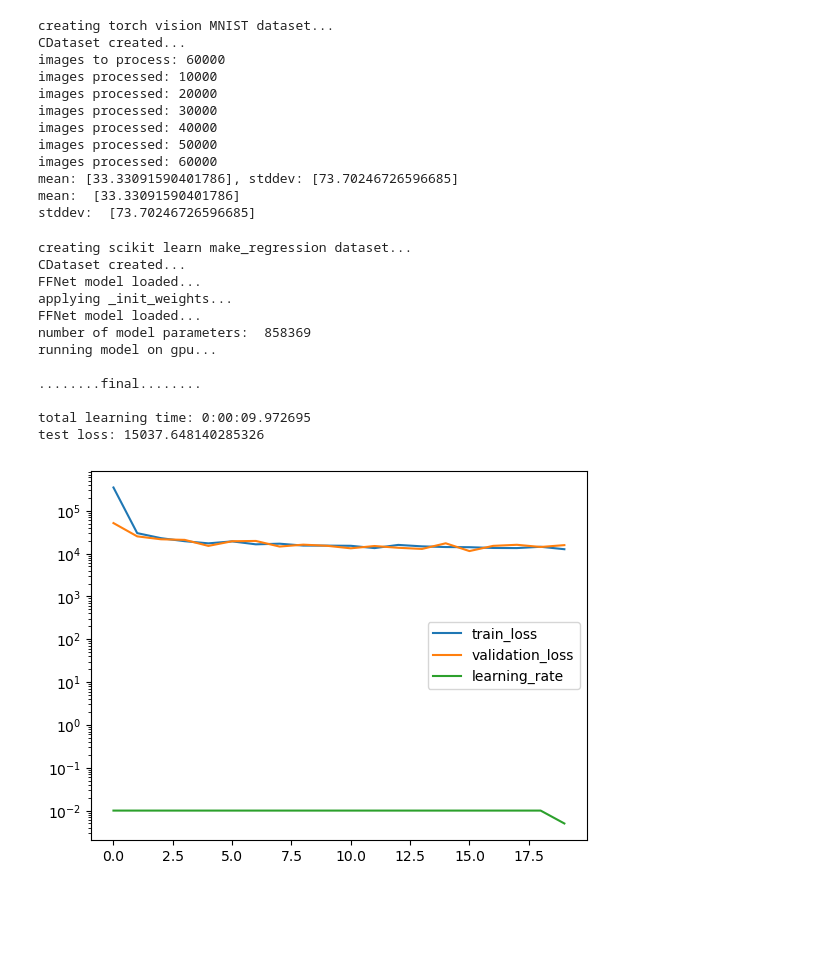
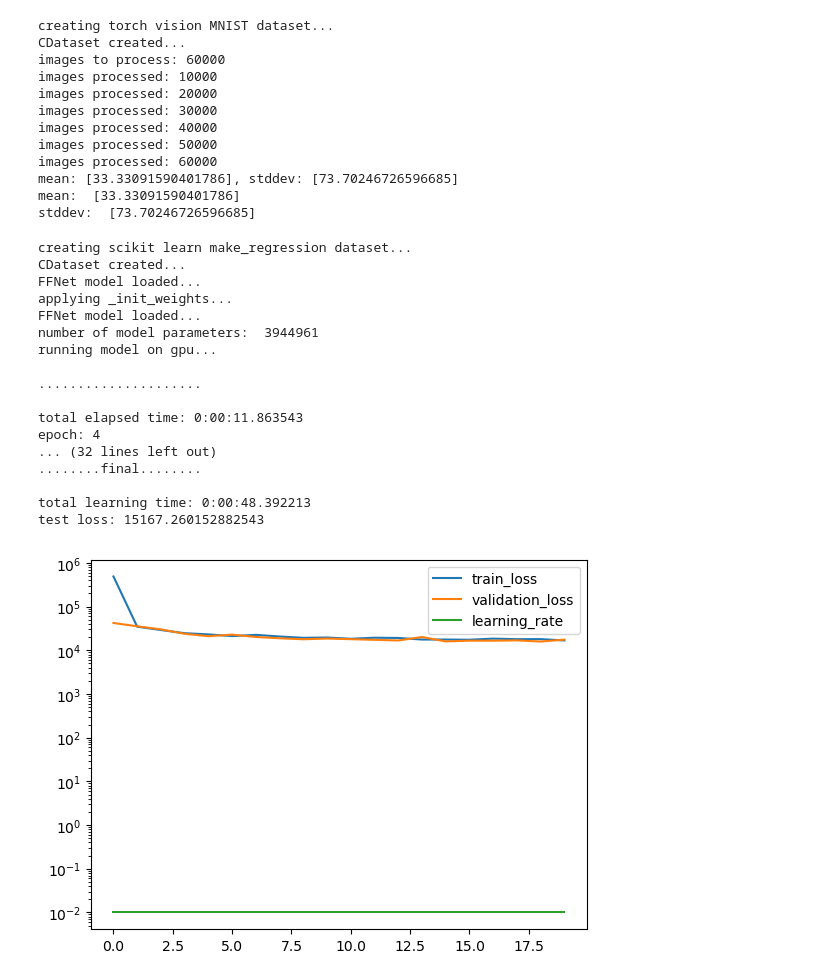
Before and after one commit to icanswim/cosmosis, a Jupyter notebook: experiment.ipynb, the cells around one changed output. Saved outputs shown, nothing was run; the diff lists cells and outputs as text; code cells hidden in the pictures; blank space fills up the shorter version.

```diff
--- a/experiment.ipynb
+++ b/experiment.ipynb
@@ -246,8 +248,8 @@ stddev:  [73.70246726596685]
 #example cosmosis sklearn regression dataset wrapper (SKDS) with sklearn metrics (Metrics) and
 #custom model (FFNet)
 
-model_param = {'in_channels': 256,
-                'hidden': 512,
+model_param = {'in_channels': 1024,
+                'hidden': 1024,
                 'out_channels': 1,
                 'model_name': 'funnel',
                 'act': 'gelu'}
@@ -257,9 +259,9 @@ ds_param = {'train_param': {'input_dict': {'X': ['X'],
                             'features_dtype': 'float32',
                             'targets_dtype': 'float32',
                             'dataset': 'make_regression',
-                            'sk_param': {'n_samples':20000,
-                                         'n_features': 256,
-                                         'n_informative': 200}}}
+                            'sk_param': {'n_samples':200000,
+                                         'n_features': 1024,
+                                         'n_informative': 800}}}
 
 metrics_param = {'report_interval': 10,
                  'log_plot': True,
@@ -269,38 +271,43 @@ opt_param = {'lr': 0.01}
 
 crit_param = {'reduction': 'sum'}
 
 sample_param = {'set_seed': 88,
                 'splits': (.7,.15)}
 
 sched_param = {'factor': .5,
                'patience': 3,
                'cooldown': 3}
 
 learn = Learn([SKDS],
               FFNet,
               Metrics=Metrics,
               Sampler=Selector,
               Optimizer=Adam,
               Scheduler=ReduceLROnPlateau,
               Criterion=MSELoss,
               model_param=model_param, ds_param=ds_param, sample_param=sample_param,
               opt_param=opt_param, sched_param=sched_param, crit_param=crit_param,
               metrics_param=metrics_param,
-              batch_size=128, epochs=20, gpu=True)
+              batch_size=512, epochs=20, gpu=True)
 # %% [output]
 creating scikit learn make_regression dataset...
 CDataset created...
 FFNet model loaded...
 applying _init_weights...
 FFNet model loaded...
-number of model parameters:  858369
+number of model parameters:  3944961
 running model on gpu...
 
+.....................
+
+total elapsed time: 0:00:11.863543
+epoch: 4
+... (32 lines left out)
 ........final........
 
-total learning time: 0:00:09.972695
-test loss: 15037.648140285326
+total learning time: 0:00:48.392213
+test loss: 15167.260152882543
-[figure, old version]
+[figure, new version]
 # %%
 #example cosmosis sklearn classification dataset wrapper (SKDS) with sklearn metrics (Metrics) and
 #custom model (FFNet)
```
Also changed, not shown: parts of 8 cells of this notebook, 2 other files.
